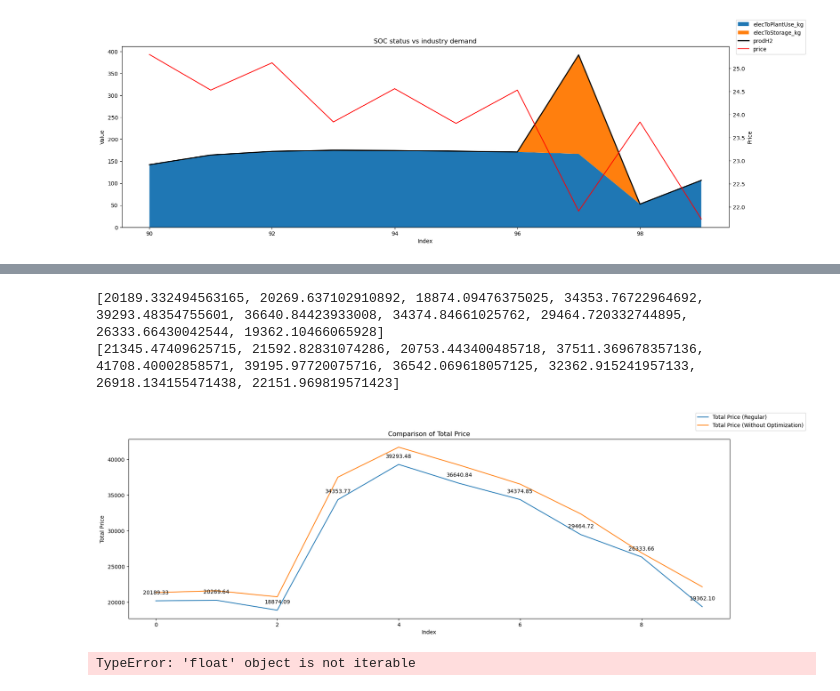
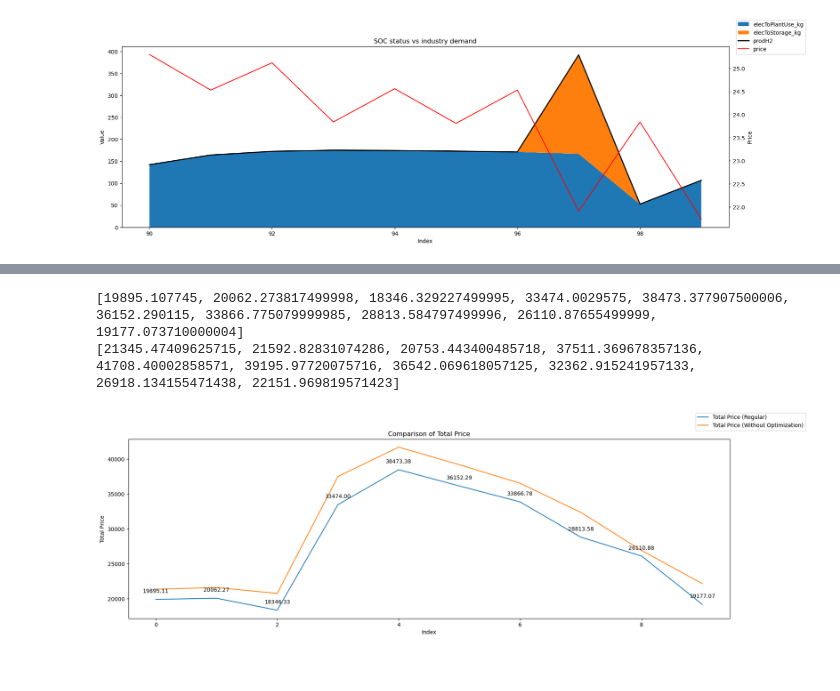
Before and after one commit to khasmammadov/flexABLE, a Jupyter notebook: Data_processing/Optimal_bid_check_seperate_tech_param.ipynb, the cells around one changed output, grey strips where cells are left out. Saved outputs shown, nothing was run; the diff lists cells and outputs as text; code cells hidden in the pictures.

```diff
--- a/Data_processing/Optimal_bid_check_seperate_tech_param.ipynb
+++ b/Data_processing/Optimal_bid_check_seperate_tech_param.ipynb
@@ -80,80 +79,46 @@ plt.show()
 # %%
 import pandas as pd
 import matplotlib.pyplot as plt
-total_price_reg = []
+total_price = []
 total_price_wo_opt = []
 df = pd.read_csv("/Users/kanankhasmammadov/Desktop/Thesis - Electrolyzer market participation/flexABLE_w_electrolyzer/Data_processing/optimizedBidAmount.csv")
 
-optimalBidAmount_reg = df["optimalBidamount"] * 0.25
+optimalBidamount = df["optimalBidamount"] * 0.25
 industry_demand = df["industry_demand"] * 0.03333/0.7
-optimalBidAmount_reg = optimalBidAmount_reg[0:10000]
-industry_demand = industry_demand[0:10000]
+optimalBidamount = optimalBidamount[0:960]
+industry_demand = industry_demand[0:960]
 
 foresight = 96
 PFC = df["price"]
-PFC = PFC[0:10000]
+PFC = PFC[0:960]
 interval_count = len(PFC) // foresight
 for interval in range(interval_count):
     start_idx = interval * foresight #start point for time interval
     end_idx = (interval + 1) * foresight #start point for time interval
-    interval_bidQuantity_reg = pd.to_numeric(optimalBidAmount_reg[start_idx:end_idx]) # convert to numeric
+    interval_bidQuantity_reg = pd.to_numeric(optimalBidamount[start_idx:end_idx]) # convert to numeric
     interval_bidQuantity_wo_opt = pd.to_numeric(industry_demand[start_idx:end_idx]) # convert to numeric
     interval_price = pd.to_numeric(PFC[start_idx:end_idx]) # convert to numeric
-    interval_total_price_reg = sum((qty * p for qty, p in zip(interval_bidQuantity_reg, interval_price)))
+    interval_total_price = sum((qty * p for qty, p in zip(interval_bidQuantity_reg, interval_price)))
     interval_total_price_wo_opt = sum((qty * p for qty, p in zip(interval_bidQuantity_wo_opt, interval_price)))
-    total_price_reg.append(interval_total_price_reg)
+    total_price.append(interval_total_price)
     total_price_wo_opt.append(interval_total_price_wo_opt)
 
 fig, ax = plt.subplots(figsize=(20, 6))
-print(total_price_reg)
+print(total_price)
 print(total_price_wo_opt)
 
-ax.plot(total_price_reg, label='Total Price (Regular)')
+ax.plot(total_price, label='Total Price (Regular)')
 ax.plot(total_price_wo_opt, label='Total Price (Without Optimization)')
 
 ax.set_xlabel('Index')
 ax.set_ylabel('Total Price')
 ax.set_title('Comparison of Total Price')
 fig.legend(loc='upper right')
 
 # Add data labels with vertical spacing
-for i, price in enumerate(total_price_reg):
+for i, price in enumerate(total_price):
     ax.annotate(f'{price:.2f}', (i, price), textcoords="offset points", xytext=(0,10), ha='center', va='bottom')
 # %% [output]
-[20189.332494563165, 20269.637102910892, 18874.09476375025, 34353.76722964692, 39293.48354755601, 36640.84423933008, 34374.84661025762, 29464.720332744895, 26333.66430042544, 19362.10466065928]
+[19895.107745, 20062.273817499998, 18346.329227499995, 33474.0029575, 38473.377907500006, 36152.290115, 33866.775079999985, 28813.584797499996, 26110.87655499999, 19177.073710000004]
 [21345.47409625715, 21592.82831074286, 20753.443400485718, 37511.369678357136, 41708.40002858571, 39195.97720075716, 36542.069618057125, 32362.915241957133, 26918.134155471438, 22151.969819571423]
-[figure, old version]
+[figure, new version]
-# %%
-#Price check
-total_price_wo_opt = sum(total_price_wo_opt)
-total_price_reg = sum(total_price_reg)
-difference_reg = total_price_wo_opt - total_price_reg
-
-import matplotlib.pyplot as plt
-
-# Define the data
-labels = ['Total Price (Without Optimization)', 'Total Price (Regular)']
-values = [total_price_wo_opt, total_price_reg]
-
-# Convert float values to list
-values = [values]
-
-# Define the tooltips
-tooltips = [f'Total Price (Regular): {total_price_reg:.2f}']
-
-# Create the bar graph
-plt.bar(labels, values)
-
-# Add tooltips above total_price_reg and total_price_flex
-for i, v in enumerate(values[0]):
-    plt.text(i, v, f'{v:.2f}', ha='center', va='bottom')
-
-# Set the title and labels
-plt.title('Comparison of Total Prices')
-plt.xlabel('Price Type')
-plt.ylabel('Total Price')
-
-# Display the plot
-plt.show()
-# %% [output]
-TypeError: 'float' object is not iterable
```
Also changed, not shown: parts of 4 cells of this notebook, 4 other files.
